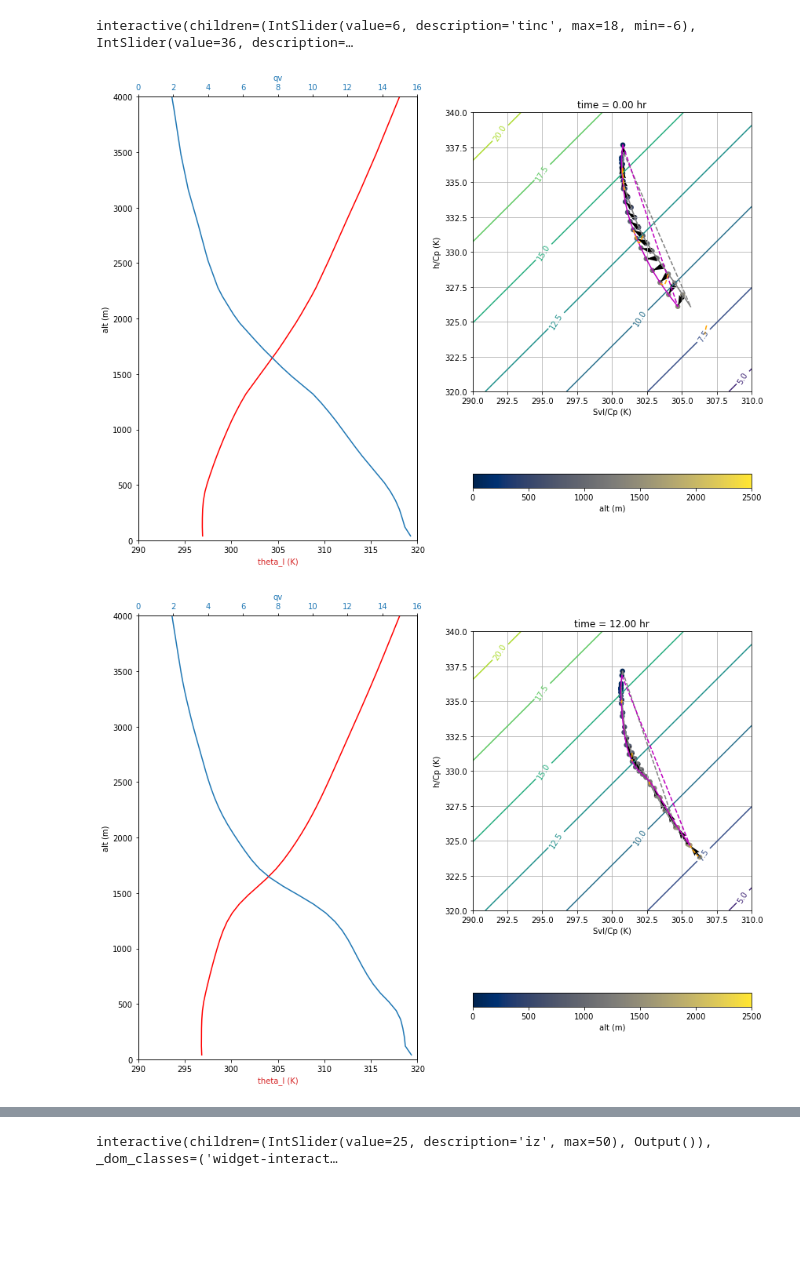
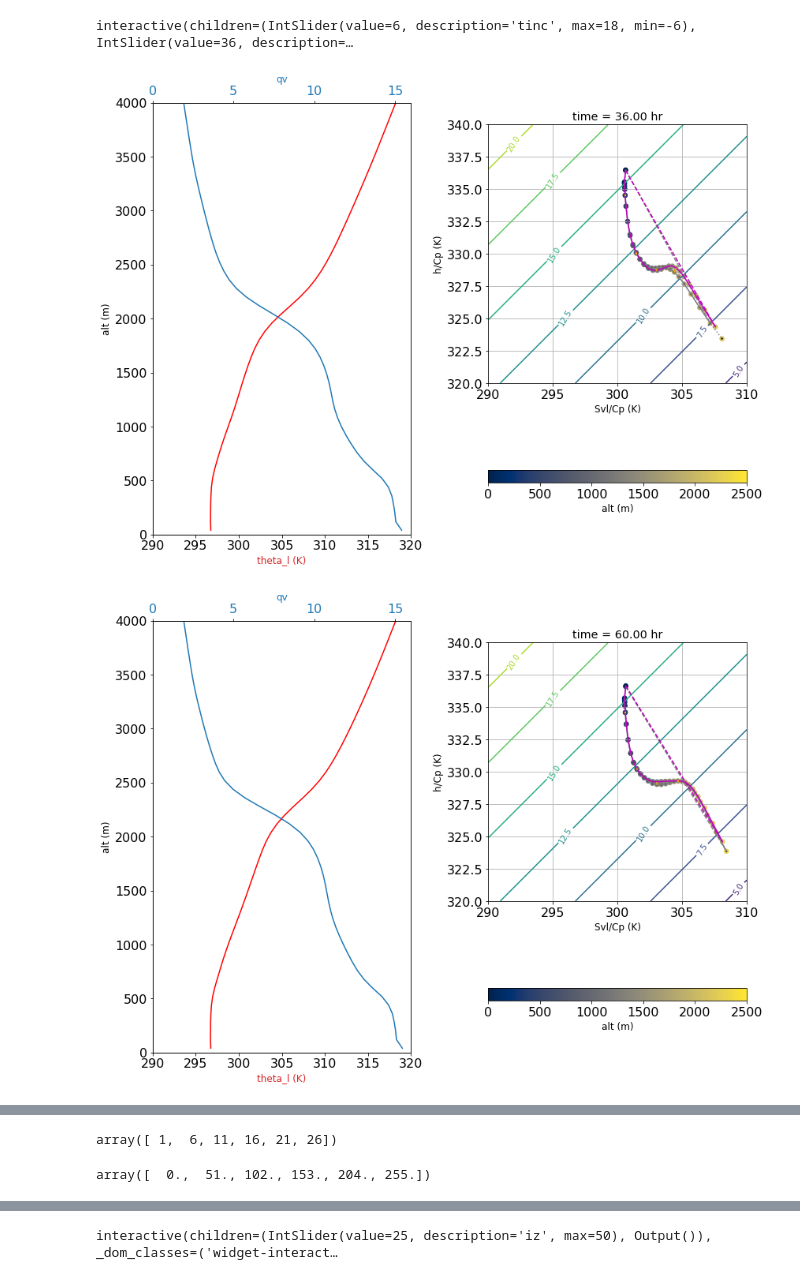
Before and after one commit to xychen-ocn/BB2017_analysis, a Jupyter notebook: examine_BB2017_MSE_Svl_Paluch_diagram.ipynb, the cells around one changed output, grey strips where cells are left out. Drawn from its saved outputs; the diff is of its cells as text; code cells hidden in the pictures; blank space fills up the shorter version.

```diff
--- a/examine_BB2017_MSE_Svl_Paluch_diagram.ipynb
+++ b/examine_BB2017_MSE_Svl_Paluch_diagram.ipynb
@@ -143,8 +168,8 @@ for iz in range(len(ds_stat.z)):
     dsdt_sub[:, iz] = np.gradient(ds_stat.Svl[0:-1:36,iz], simT_in_sec[0:-1:36])
     dhdt_sub[:, iz] = np.gradient(ds_stat.MSE[0:-1:36,iz], simT_in_sec[0:-1:36])
 
-    dsdt[:, iz] = np.gradient(ds_stat.Svl[:,iz], simT_in_sec)
-    dhdt[:, iz] = np.gradient(ds_stat.MSE[:,iz], simT_in_sec)
+#     dsdt[:, iz] = np.gradient(ds_stat.Svl[:,iz], simT_in_sec)
+#     dhdt[:, iz] = np.gradient(ds_stat.MSE[:,iz], simT_in_sec)
 
     # compute the angle associated with this tendency term:
 budget_angle = np.arctan2(dhdt, dsdt)*180.0/np.pi
@@ -154,7 +278,7 @@ dhdt_discrete = np.diff(ds_stat.MSE.values[0:-1:36,:], axis=0) #/np.diff(simT_in
 # %%
 # show the evolution of the h-Svl curve using vector to denote the tendency.
 # does the upper 20% corresponds to the inversion layer??? (I don't quite think so, 2000*20% =400m , seems too thick for the inversion layer.)
-@widgets.interact(tinc = 6, it=(0, len(ds_stat.ZINV)-36,18))      # units: hr; 8 hour interval
+@widgets.interact(tinc = 6, it=(0, len(ds_stat.ZINV)-36,6))      # units: hr; 8 hour interval
 def paluch_diagram(tinc, it=36):
     # check to see if the inversion height is at the maximum temperature gradient.
     # compute gradient and curvature:
@@ -219,9 +343,10 @@ def paluch_diagram(tinc, it=36):
     # now add the tendency vector to this plot (and keep it when the plot is advanced to the next time)
     iit = np.int32(it/36)
     type(iit)
-    #axs[1].quiver(x0_long,y0_long, dsdt_sub[iit, zmask_next], dhdt_sub[iit, zmask_next],  units='xy', angles='xy')
-    axs[1].quiver(x0_long,y0_long, dsdt_discrete[iit, zmask_next], dhdt_discrete[iit, zmask_next],
-                  units='xy', angles='xy', scale_units='xy', scale=1.05)
+    axs[1].quiver(x0_long,y0_long, dsdt_sub[iit, zmask_next], dhdt_sub[iit, zmask_next],  units='xy', angles='xy',
+                 scale_units='xy', scale=1.05)
+#     axs[1].quiver(x0_long,y0_long, dsdt_discrete[iit, zmask_next], dhdt_discrete[iit, zmask_next],
+#                   units='xy', angles='xy', scale_units='xy', scale=1.05)
 
     # add tracing at the same level:
     axs[1].plot(ds_stat.Svl[it:it+6*tinc,5:25:5], ds_stat.MSE[it:it+6*tinc,5:25:5],color='orange',
@@ -261,11 +386,12 @@ def paluch_diagram(tinc, it=36):
 interactive(children=(IntSlider(value=6, description='tinc', max=18, min=-6), IntSlider(value=36, description=…
 # %%
 # test if I use the function I defined above to make plot and save figure:
-tlist = [0, 36*2, 36*4, 36*5-2]   #36*8
+#tlist = [0, 36*2, 36*4, 36*5-2]   #36*8
+tlist = [6*36, 6*60]
 for it in tlist:
     fig = paluch_diagram(tinc=6, it=it)
     figname = figsvdir + 'h_svl_paluch_diagram_{0:.0f}hr_'.format(np.round(simT[it].values)) + testcase_label + '.jpg'
     fig.savefig(figname)
 # %% [output]
-[figure, old version]
+[figure, new version]
-[figure, old version]
+[figure, new version]
@@ -273,0 +406,10 @@ for it in tlist:
+# %%
+nt, nz = np.shape(u_sub)
+zlevs =np.arange(1, nz, 5)
+zlevs
+# %% [output]
+array([ 1,  6, 11, 16, 21, 26])
+# %%
+np.linspace(0,255, 6)
+# %% [output]
+array([  0.,  51., 102., 153., 204., 255.])
```
Also changed, not shown: parts of 34 cells of this notebook, 3 other files.
